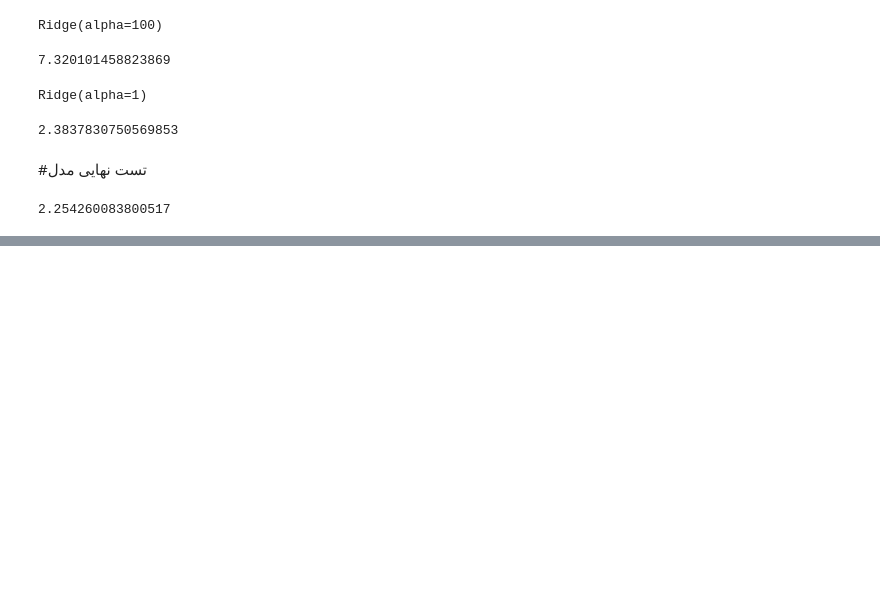
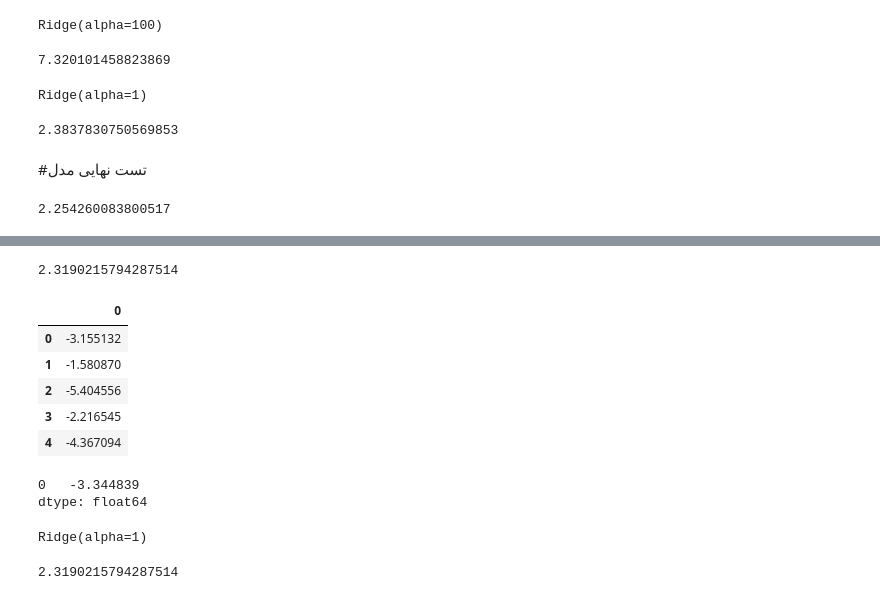
Before and after one commit to ferdos-coder/train-validation-test-model-with-linear-regression, a Jupyter notebook: fit_linear_model_with_train_eval_test.ipynb, the cells around one changed output, grey strips where cells are left out. Drawn from its saved outputs; the diff is of its cells as text; code cells hidden in the pictures; blank space fills up the shorter version.

```diff
--- a/fit_linear_model_with_train_eval_test.ipynb
+++ b/fit_linear_model_with_train_eval_test.ipynb
@@ -136,0 +154,2 @@ mean_squared_error(y_test,y_final)
+# %%
+X_train = scalar.transform(X_train)
@@ -136,0 +177,2 @@ mean_squared_error(y_test,y_final)
+# %%
+model = Ridge(alpha=1)
@@ -136,0 +181,2 @@ mean_squared_error(y_test,y_final)
+# %%
+scores = cross_val_score(model,X_train,y_train,scoring='neg_mean_squared_error',cv=5)
@@ -136,0 +193,4 @@ mean_squared_error(y_test,y_final)
+# %%
+mean_squared_error(y_test,y_final2)
+# %% [output]
+2.3190215794287514
@@ -136,0 +203,20 @@ mean_squared_error(y_test,y_final)
+# %%
+scores = pd.DataFrame(scores)
+# %%
+scores
+# %% [output]
+|  | 0 |
+| 0 | -3.155132 |
+| 1 | -1.580870 |
+| 2 | -5.404556 |
+| 3 | -2.216545 |
+| 4 | -4.367094 |
+# %%
+scores.mean()
+# %% [output]
+0   -3.344839
+dtype: float64
+# %%
+model.fit(X_train,y_train)
+# %% [output]
+Ridge(alpha=1)
@@ -136,0 +225,4 @@ mean_squared_error(y_test,y_final)
+# %%
+mean_squared_error(y_test,y_final)
+# %% [output]
+2.3190215794287514
```
Also changed, not shown: parts of 23 cells of this notebook.
